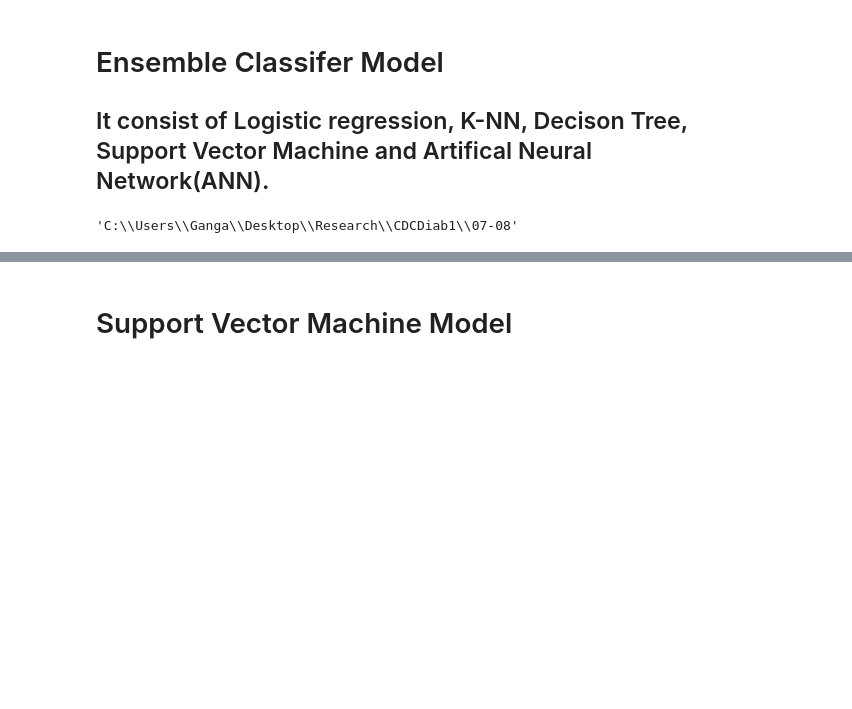
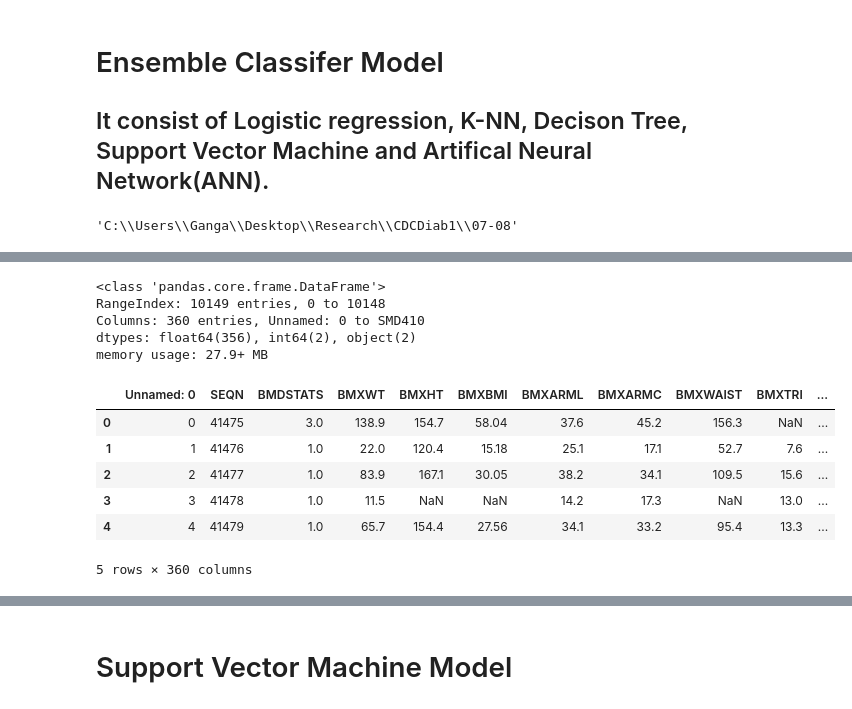
Before and after one commit to basyal4u/CDCDiab_2.0, a Jupyter notebook: Ensemble Model .ipynb, the cells around one changed output, grey strips where cells are left out. Drawn from its saved outputs; the diff is of its cells as text; code cells hidden in the pictures; blank space fills up the shorter version.

```diff
--- a/Ensemble Model .ipynb
+++ b/Ensemble Model .ipynb
@@ -23,6 +26,6 @@ os.getcwd()
 'C:\\Users\\Ganga\\Desktop\\Research\\CDCDiab1\\07-08'
 # %%
 # Importing the DataSet
-CDCDataset = pd.read_csv('Data.csv')
-DFreg = CDCDataset
+CDCDataset = pd.read_csv('07_08Final.csv')
+CLANN1 = CDCDataset
 # %%
@@ -40,0 +67,18 @@ memory usage: 164.8 KB
+# %%
+CLANN1.info()
+# %% [output]
+<class 'pandas.core.frame.DataFrame'>
+RangeIndex: 10149 entries, 0 to 10148
+Columns: 360 entries, Unnamed: 0 to SMD410
+dtypes: float64(356), int64(2), object(2)
+memory usage: 27.9+ MB
+# %%
+CLANN1.head()
+# %% [output]
+|  | Unnamed: 0 | SEQN | BMDSTATS | BMXWT | BMXHT | BMXBMI | BMXARML | BMXARMC | BMXWAIST | BMXTRI | ... |
+| 0 | 0 | 41475 | 3.0 | 138.9 | 154.7 | 58.04 | 37.6 | 45.2 | 156.3 | NaN | ... |
+| 1 | 1 | 41476 | 1.0 | 22.0 | 120.4 | 15.18 | 25.1 | 17.1 | 52.7 | 7.6 | ... |
+| 2 | 2 | 41477 | 1.0 | 83.9 | 167.1 | 30.05 | 38.2 | 34.1 | 109.5 | 15.6 | ... |
+| 3 | 3 | 41478 | 1.0 | 11.5 | NaN | NaN | 14.2 | 17.3 | NaN | 13.0 | ... |
+| 4 | 4 | 41479 | 1.0 | 65.7 | 154.4 | 27.56 | 34.1 | 33.2 | 95.4 | 13.3 | ... |
+5 rows × 360 columns
```
Also changed, not shown: parts of 53 cells of this notebook, 3 other files.
